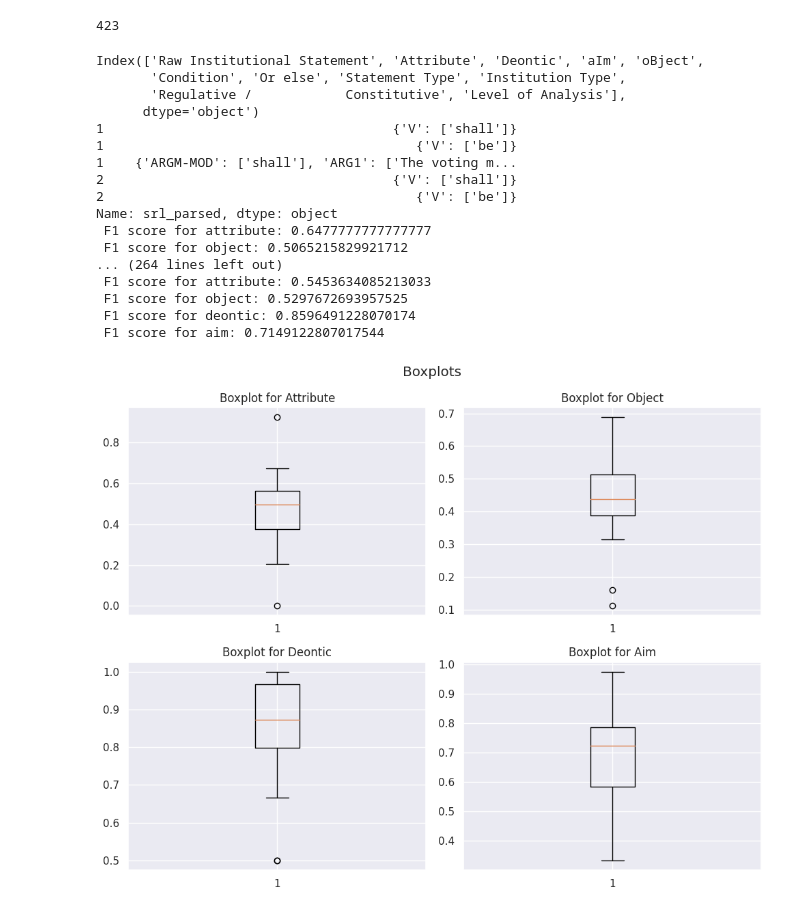
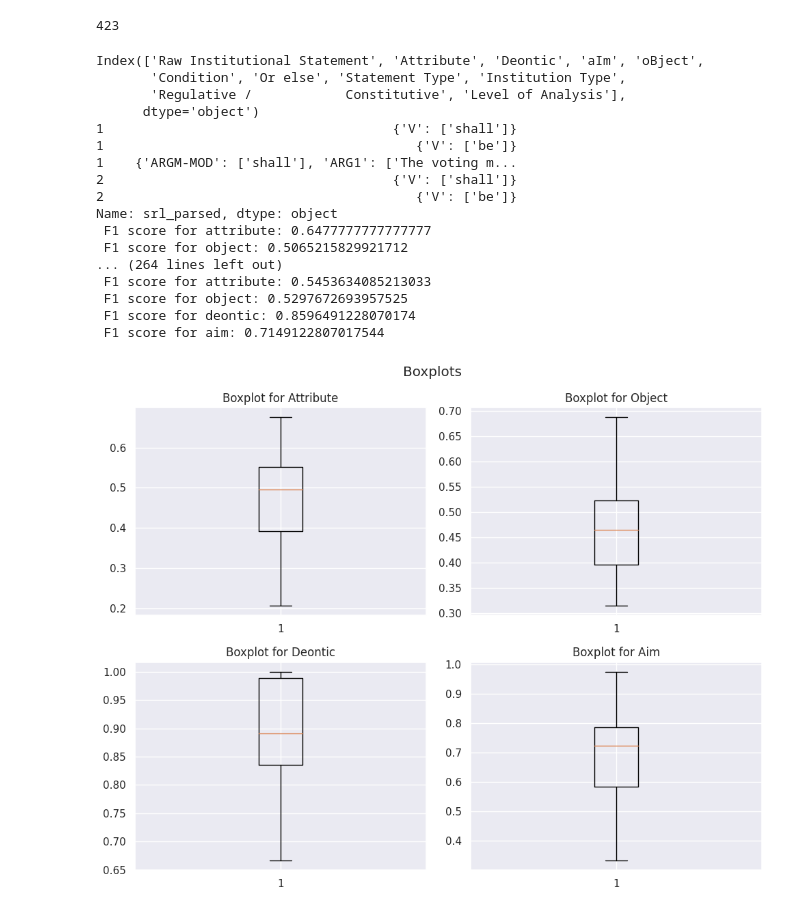
Before and after one commit to Mahasweta-usc/NLP4GOV, a Jupyter notebook: SRL/demo.ipynb, the cells around one changed output. Drawn from its saved outputs; the diff is of its cells as text; code cells hidden in the pictures.

Commit message:
merged srl_eval and boxplots methods & removed outliers

```diff
--- a/SRL/demo.ipynb
+++ b/SRL/demo.ipynb
@@ -367,7 +367,16 @@ class SRL:
 
       return 2 * (prec * rec) / (prec + rec)
 
-  def siddiki_eval(self):
+  def remove_outliers(self, data):
+    q1 = np.percentile(data, 25)
+    q3 = np.percentile(data, 75)
+    iqr = q3 - q1
+    lower_bound = q1 - 1.5 * iqr
+    upper_bound = q3 + 1.5 * iqr
+    cleaned_data = [x for x in data if lower_bound <= x <= upper_bound]
+    return cleaned_data
+
+  def srl_eval(self):
     data1 = []
     data2 = []
     data3 = []
@@ -428,9 +437,11 @@ class SRL:
             data3.append(np.mean(f1_score))
           if col_name == 'aim':
             data4.append(np.mean(f1_score))
-    return data1, data2, data3, data4
 
-  def boxPlots(self, data1, data2, data3, data4):
+    data1 = self.remove_outliers(data1)
+    data2 = self.remove_outliers(data2)
+    data3 = self.remove_outliers(data3)
+    data4 = self.remove_outliers(data4)
     # Create a 2x2 subplot
     fig, axes = plt.subplots(nrows=2, ncols=2, figsize=(10, 8))
 
@@ -447,13 +458,8 @@ class SRL:
     axes[1, 1].boxplot(data4)
     axes[1, 1].set_title("Boxplot for Aim")
 
-    # Add overall title to the entire figure
     fig.suptitle("Boxplots")
-
-    # Adjust layout to prevent overlapping of titles
     plt.tight_layout()
-
-    # Show the plot
     plt.show()
 # %% [markdown]
 ##**Processing**##
@@ -471,27 +477,24 @@ instance.inference_processing(data)
 Index(['policy.doc.name', 'section.name', 'policy.statement'], dtype='object')
 All parsed rules:  423
 423
-# %%
-data1, data2, data3, data4 = instance.siddiki_eval()
-# %% [output]
-Index(['Raw Institutional Statement', 'Attribute', 'Deontic', 'aIm', 'oBject',
-       'Condition', 'Or else', 'Statement Type', 'Institution Type',
-       'Regulative /            Constitutive', 'Level of Analysis'],
-      dtype='object')
-1                                     {'V': ['shall']}
-1                                        {'V': ['be']}
-1    {'ARGM-MOD': ['shall'], 'ARG1': ['The voting m...
-2                                     {'V': ['shall']}
-2                                        {'V': ['be']}
-Name: srl_parsed, dtype: object
- F1 score for attribute: 0.6477777777777777
- F1 score for object: 0.5065215829921712
-... (264 lines left out)
- F1 score for attribute: 0.5453634085213033
- F1 score for object: 0.5297672693957525
- F1 score for deontic: 0.8596491228070174
- F1 score for aim: 0.7149122807017544
-# %%
-instance.boxPlots(data1, data2, data3, data4)
-# %% [output]
-[figure, removed]
+# %%
+instance.srl_eval()
+# %% [output]
+Index(['Raw Institutional Statement', 'Attribute', 'Deontic', 'aIm', 'oBject',
+       'Condition', 'Or else', 'Statement Type', 'Institution Type',
+       'Regulative /            Constitutive', 'Level of Analysis'],
+      dtype='object')
+1                                     {'V': ['shall']}
+1                                        {'V': ['be']}
+1    {'ARGM-MOD': ['shall'], 'ARG1': ['The voting m...
+2                                     {'V': ['shall']}
+2                                        {'V': ['be']}
+Name: srl_parsed, dtype: object
+ F1 score for attribute: 0.6477777777777777
+ F1 score for object: 0.5065215829921712
+... (264 lines left out)
+ F1 score for attribute: 0.5453634085213033
+ F1 score for object: 0.5297672693957525
+ F1 score for deontic: 0.8596491228070174
+ F1 score for aim: 0.7149122807017544
+[figure, added]
```
Also changed, not shown: parts of 1 cell of this notebook.
